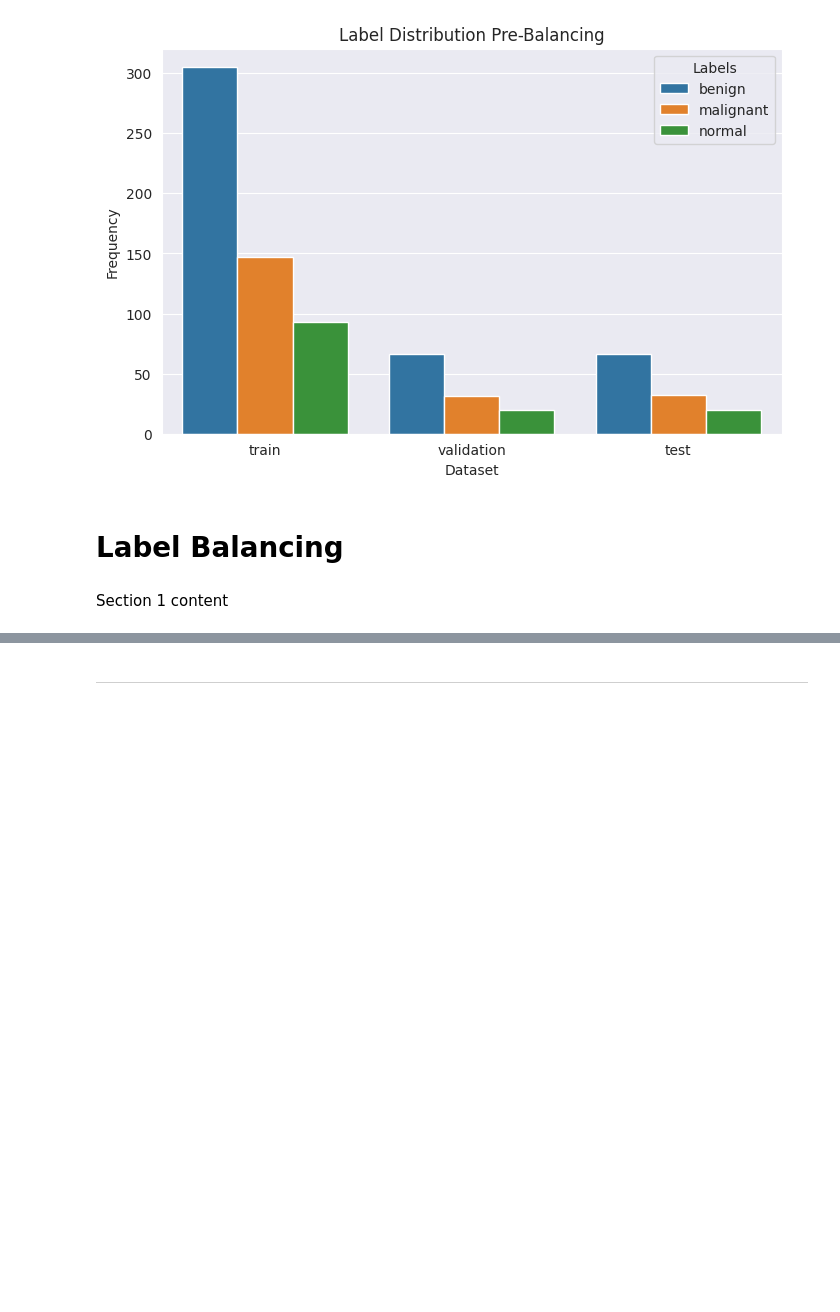
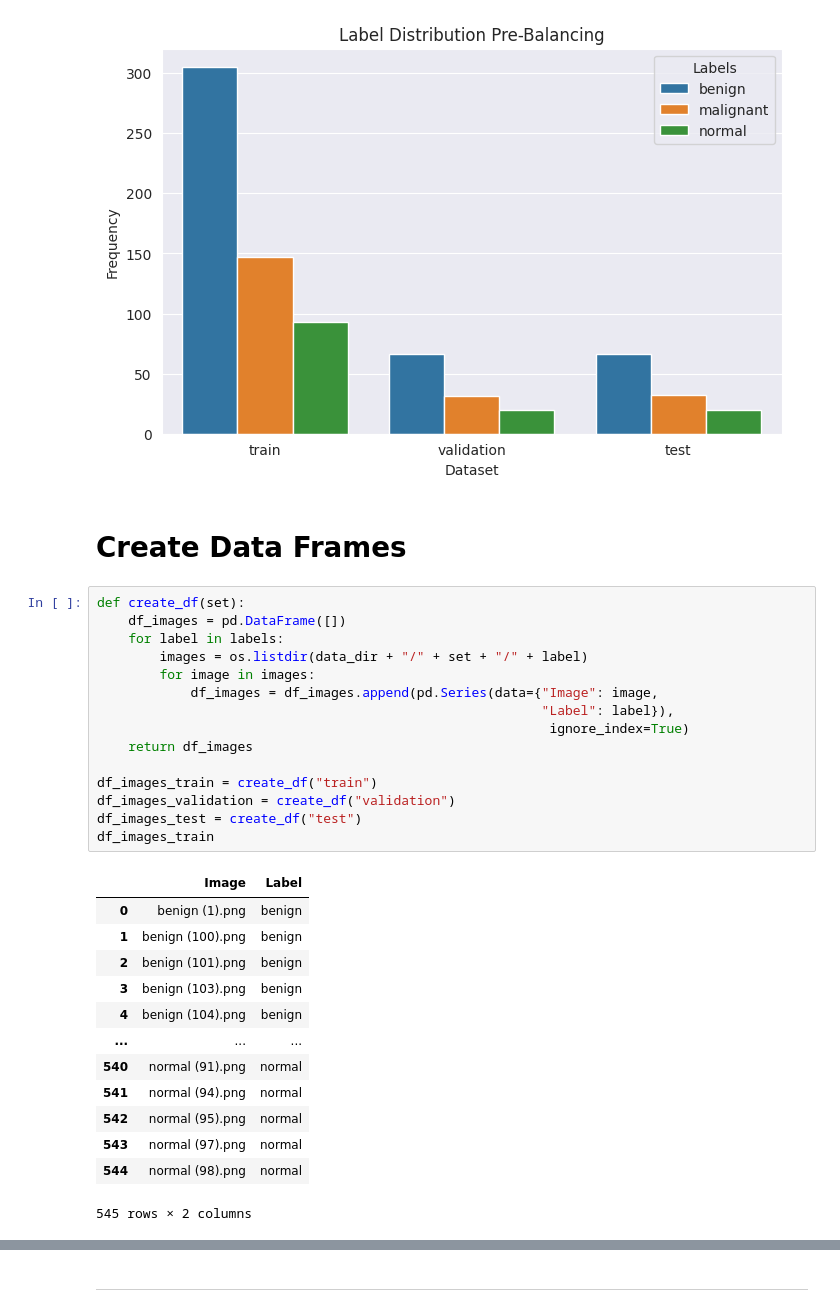
Before and after one commit to Hasmelash95/breast-cancer-detection, a Jupyter notebook: jupyter_notebooks/Modelling and Evaluation.ipynb, the cells around one changed output, grey strips where cells are left out. Cells and saved outputs as stored; diff of their text form; blank space fills up the shorter version.

Commit message:
Create dataframes for the train, validation and test sets

```diff
--- a/jupyter_notebooks/Modelling and Evaluation.ipynb
+++ b/jupyter_notebooks/Modelling and Evaluation.ipynb
@@ -104,7 +106,34 @@ else:
     plt.show()
 # %% [output]
 [figure]
-# %% [markdown]
-# Label Balancing
-# %% [markdown]
-Section 1 content
+# %% [markdown]
+# Create Data Frames
+# %%
+def create_df(set):
+    df_images = pd.DataFrame([])
+    for label in labels:
+        images = os.listdir(data_dir + "/" + set + "/" + label)
+        for image in images:
+            df_images = df_images.append(pd.Series(data={"Image": image,
+                                                         "Label": label}),
+                                                          ignore_index=True)
+    return df_images
+
+df_images_train = create_df("train")
+df_images_validation = create_df("validation")
+df_images_test = create_df("test")
+df_images_train
+# %% [output]
+|  | Image | Label |
+| 0 | benign (1).png | benign |
+| 1 | benign (100).png | benign |
+| 2 | benign (101).png | benign |
+| 3 | benign (103).png | benign |
+| 4 | benign (104).png | benign |
+| ... | ... | ... |
+| 540 | normal (91).png | normal |
+| 541 | normal (94).png | normal |
+| 542 | normal (95).png | normal |
+| 543 | normal (97).png | normal |
+| 544 | normal (98).png | normal |
+545 rows × 2 columns
```
Also changed, not shown: parts of 3 cells of this notebook.
